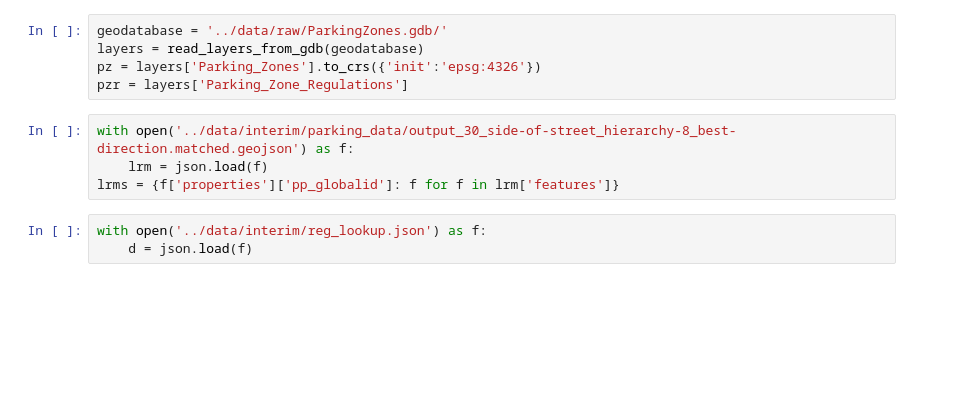
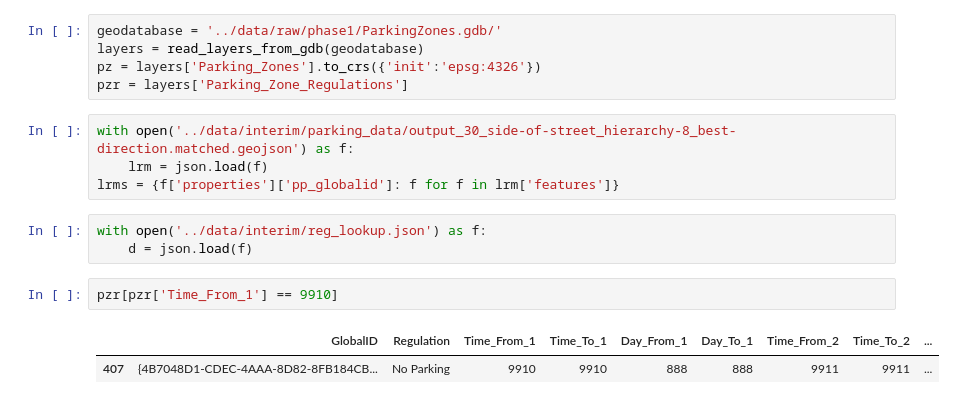
Before and after one commit to azavea/ccd-parking-data, a Jupyter notebook: notebooks/ccd_to_curblr.ipynb, the cells around one changed output. Drawn from its saved outputs; the diff is of its cells as text; blank space fills up the shorter version.

```diff
--- a/notebooks/ccd_to_curblr.ipynb
+++ b/notebooks/ccd_to_curblr.ipynb
@@ -39,5 +70,5 @@ def row_to_ptrs(r):
 # %%
-geodatabase = '../data/raw/ParkingZones.gdb/'
+geodatabase = '../data/raw/phase1/ParkingZones.gdb/'
 layers = read_layers_from_gdb(geodatabase)
 pz = layers['Parking_Zones'].to_crs({'init':'epsg:4326'})
 pzr = layers['Parking_Zone_Regulations']
@@ -48,6 +79,11 @@ lrms = {f['properties']['pp_globalid']: f for f in lrm['features']}
 # %%
 with open('../data/interim/reg_lookup.json') as f:
     d = json.load(f)
+# %%
+pzr[pzr['Time_From_1'] == 9910]
+# %% [output]
+|  | GlobalID | Regulation | Time_From_1 | Time_To_1 | Day_From_1 | Day_To_1 | Time_From_2 | Time_To_2 | ... |
+| 407 | {4B7048D1-CDEC-4AAA-8D82-8FB184CB... | No Parking | 9910 | 9910 | 888 | 888 | 9911 | 9911 | ... |
 # %%
 phila = Authority('ppa', 'http://www.philapark.org/', '1-888-591-3636')
 manifest = Manifest(time_zone='EET', currency='USD', authority=phila)
```
Also changed, not shown: parts of 7 cells of this notebook, 19 other files.
